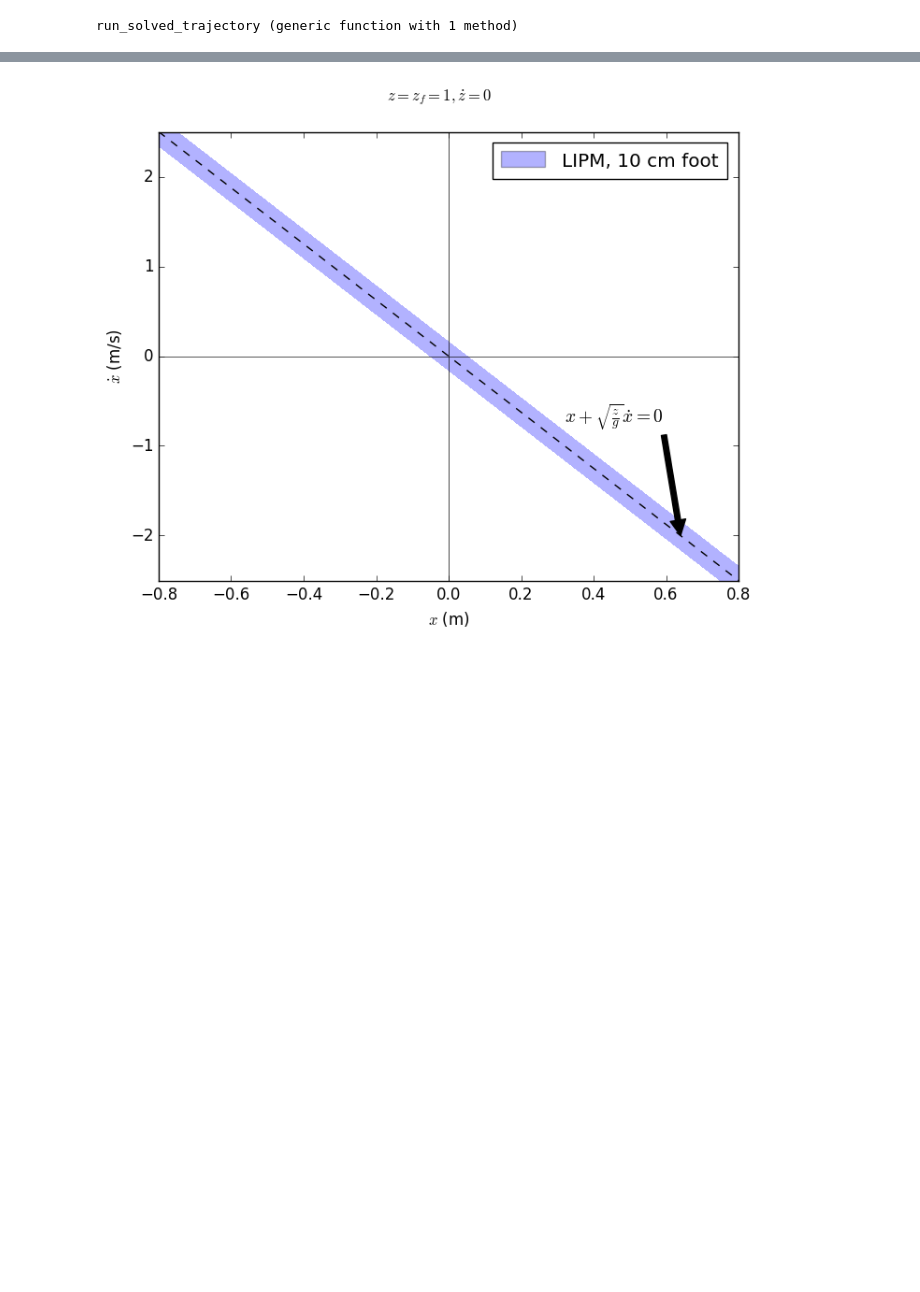
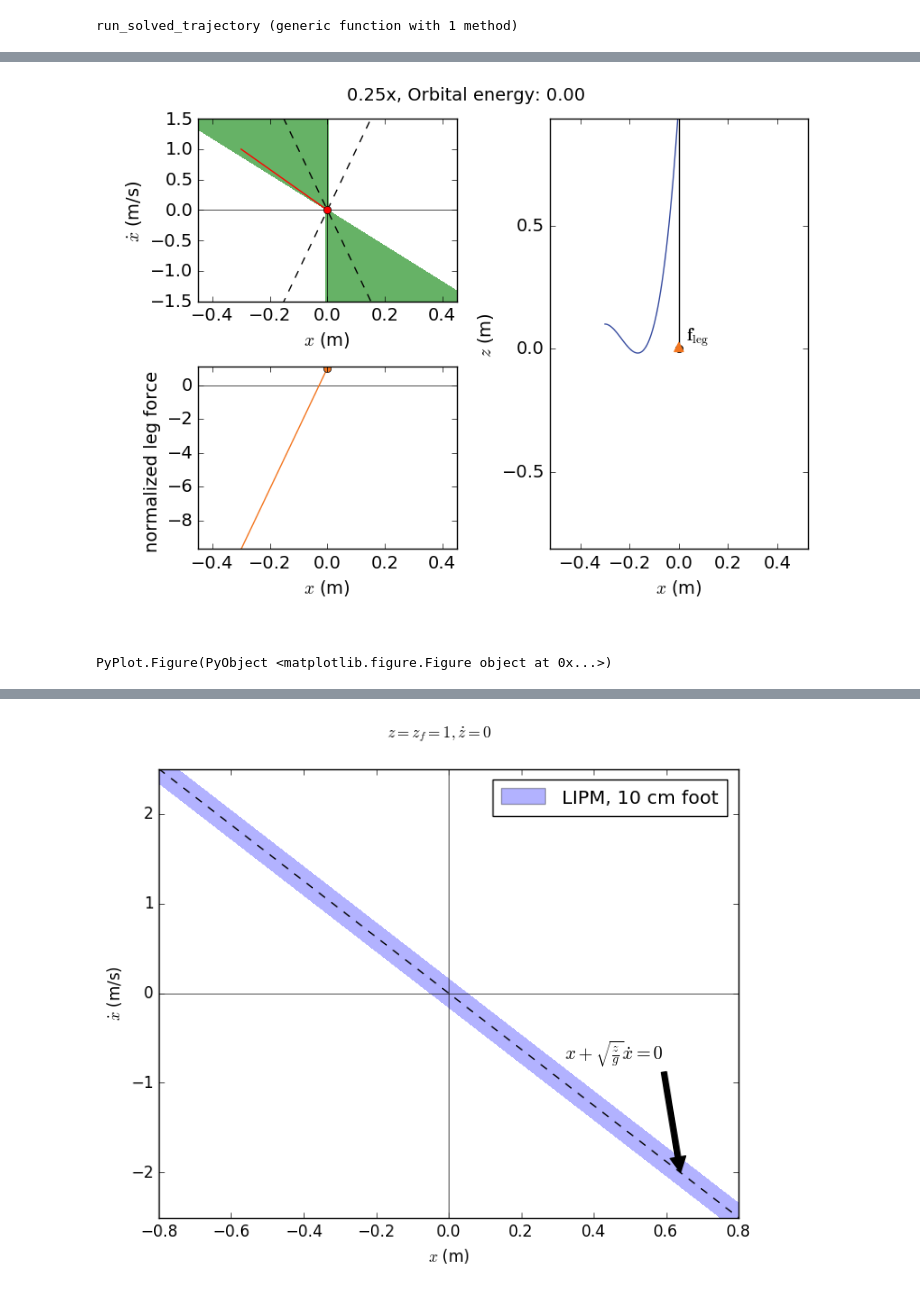
Before and after one commit to tkoolen/VariableHeightInvertedPendulum, a Jupyter notebook: notebook/VariableHeightInvertedPendulum.ipynb, the cells around one changed output, grey strips where cells are left out. Saved outputs shown, nothing was run; the diff lists cells and outputs as text; code cells hidden in the pictures; blank space fills up the shorter version.

```diff
--- a/notebook/VariableHeightInvertedPendulum.ipynb
+++ b/notebook/VariableHeightInvertedPendulum.ipynb
@@ -7,7 +7,7 @@ using Polynomials
 using ForwardDiff
 # using ODE
 # %%
-test = false
+test = true
 g = 9.8
 x0 = -0.3
 z0 = 1.
@@ -53,0 +61,5 @@ end
+# %%
+run_solved_trajectory("test", x0, 0.1, 1., zd0; show_region = true)
+# %% [output]
+[figure, added]
+PyPlot.Figure(PyObject <matplotlib.figure.Figure object at 0x...>)
```
Also changed, not shown: parts of 3 cells of this notebook, 1 other file.
